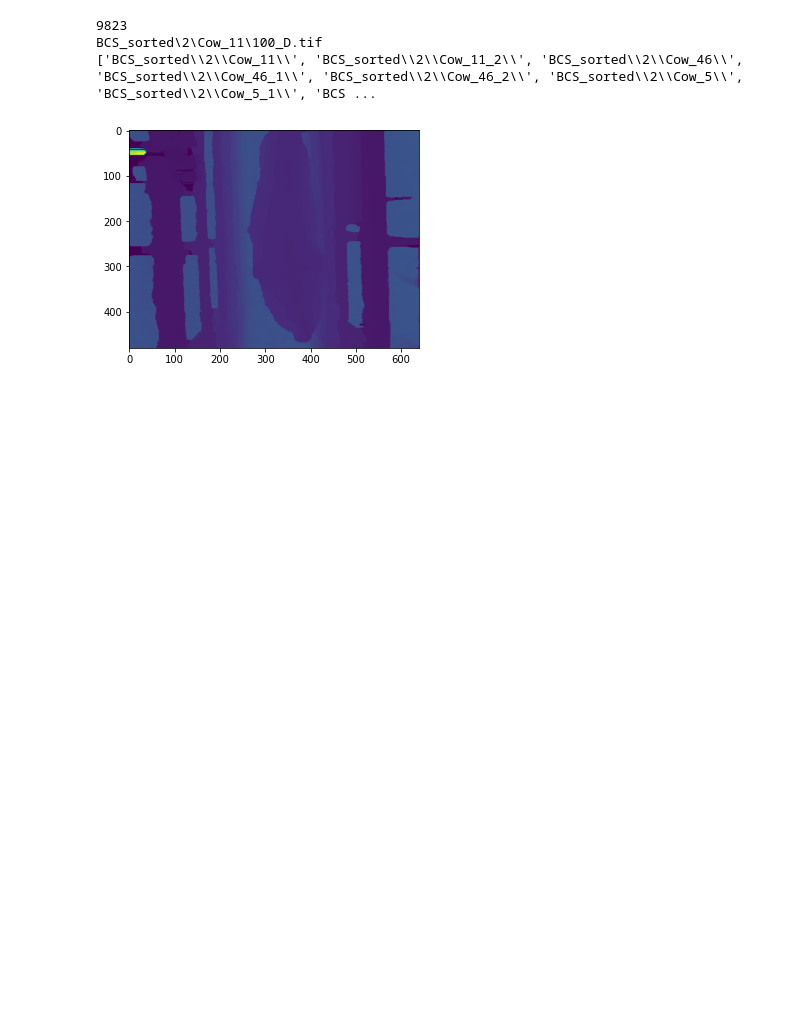
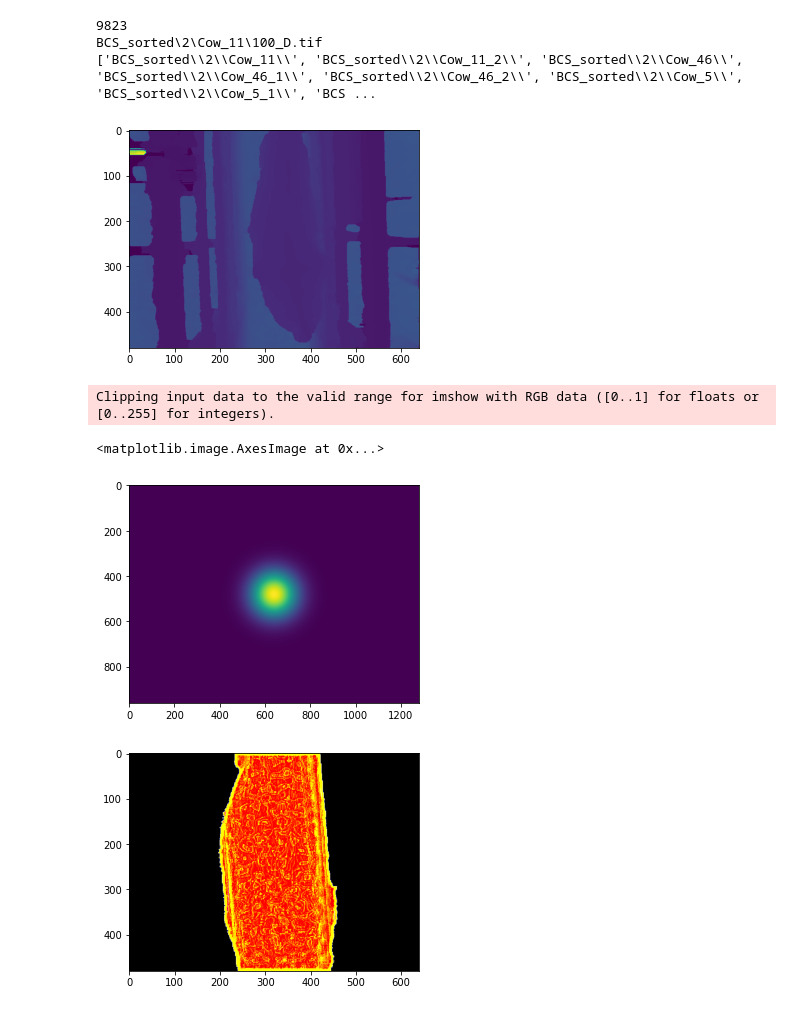
Before and after one commit to zwinkler/Automated-BCS, a Jupyter notebook: color_test.ipynb, the cells around one changed output. Cells and saved outputs as stored; diff of their text form; code cells hidden in the pictures; blank space fills up the shorter version.

```diff
--- a/color_test.ipynb
+++ b/color_test.ipynb
@@ -101,4 +101,22 @@ def image_preprocessing(filepath):
     depth_img = np.where(mask != 0, img, 0)
 
     return depth_img, mask
+
+def gauss_lowpass(M,N,cm,cn,sigma):
+  # D = np.zeros((M, N))
+  # u = range(0, M)
+  # v = range(0, N)
+  x, y = np.meshgrid(range(0, M), range(0, N))
+  D = ((x-cm)**2+(y-cn)**2)**(1/2)
+  G = np.exp((-1*D**2)/(2*sigma**2))
+  # for i in range(0, M):
+  #   for j in range(0, N):
+  #     D[i, j] = ((u[i]-cm)**2+(v[j]-cn)**2)**(1/2)
+  # G = np.zeros((M, N))
+  # G = exp((-1*D**2)/(2*sigma**2))
+
+
+
+
+  return G
 # %%
@@ -216,3 +423,35 @@ print(glob.glob(filename+'*\\*\\*\\'))
 BCS_sorted\2\Cow_11\100_D.tif
 ['BCS_sorted\\2\\Cow_11\\', 'BCS_sorted\\2\\Cow_11_2\\', 'BCS_sorted\\2\\Cow_46\\', 'BCS_sorted\\2\\Cow_46_1\\', 'BCS_sorted\\2\\Cow_46_2\\', 'BCS_sorted\\2\\Cow_5\\', 'BCS_sorted\\2\\Cow_5_1\\', 'BCS ...
 [figure]
+# %%
+img_depth, mask = image_preprocessing('BCS_aligned_sorted\\5\\Cow_32\\14_D.tif')
+img_depth = (img_depth/np.max(img_depth)*255).astype('uint8')
+
+#img_depth = skimage.exposure.equalize_adapthist(img_depth, kernel_size=69, clip_limit=0.01, nbins=256)
+
+
+
+img_DHE = np.zeros((np.shape(img_depth)[0], np.shape(img_depth)[1], 3))
+
+depth_padded = np.pad(img_depth, ((0, np.shape(img_depth)[0]), (0, np.shape(img_depth)[1])))
+        # img_depth = (img_depth/np.max(img_depth)*255).astype('uint8')
+DEPTH_SHIFT = np.fft.fftshift(np.fft.fft2(depth_padded))
+H = gauss_lowpass(np.shape(depth_padded)[1], np.shape(depth_padded)[0], np.shape(depth_padded)[1]/2, np.shape(depth_padded)[0]/2, 70)
+plt.figure()
+plt.imshow(H)
+DEPTH_SHIFT_FILTERED = DEPTH_SHIFT*(1-H)
+depth_filtered = np.real(np.fft.ifft2(np.fft.fftshift(DEPTH_SHIFT_FILTERED)))[0:np.shape(img_depth)[0], 0:np.shape(img_depth)[1]]
+
+#img_depth = (img_depth/np.max(img_depth)*255).astype('uint8')
+
+img_DHE[:, :, 0] = img_depth
+img_DHE[:, :, 1] = depth_filtered*mask
+img_DHE[:, :, 2] = skimage.feature.canny(img_depth, sigma=1.0)
+
+plt.figure()
+plt.imshow(img_DHE)
+# %% [output]
+Clipping input data to the valid range for imshow with RGB data ([0..1] for floats or [0..255] for integers).
+<matplotlib.image.AxesImage at 0x...>
+[figure, added]
+[figure, added]
```
Also changed, not shown: parts of 5 cells of this notebook, 4 other files.
